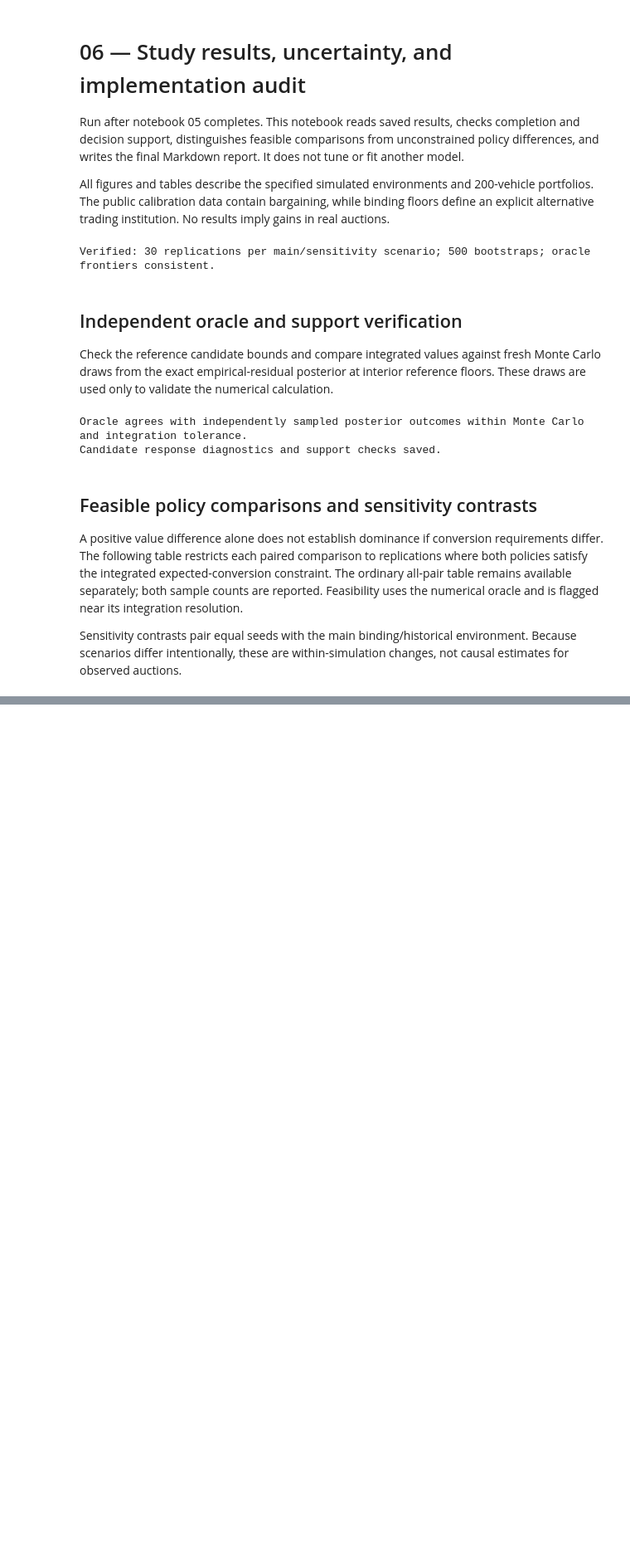
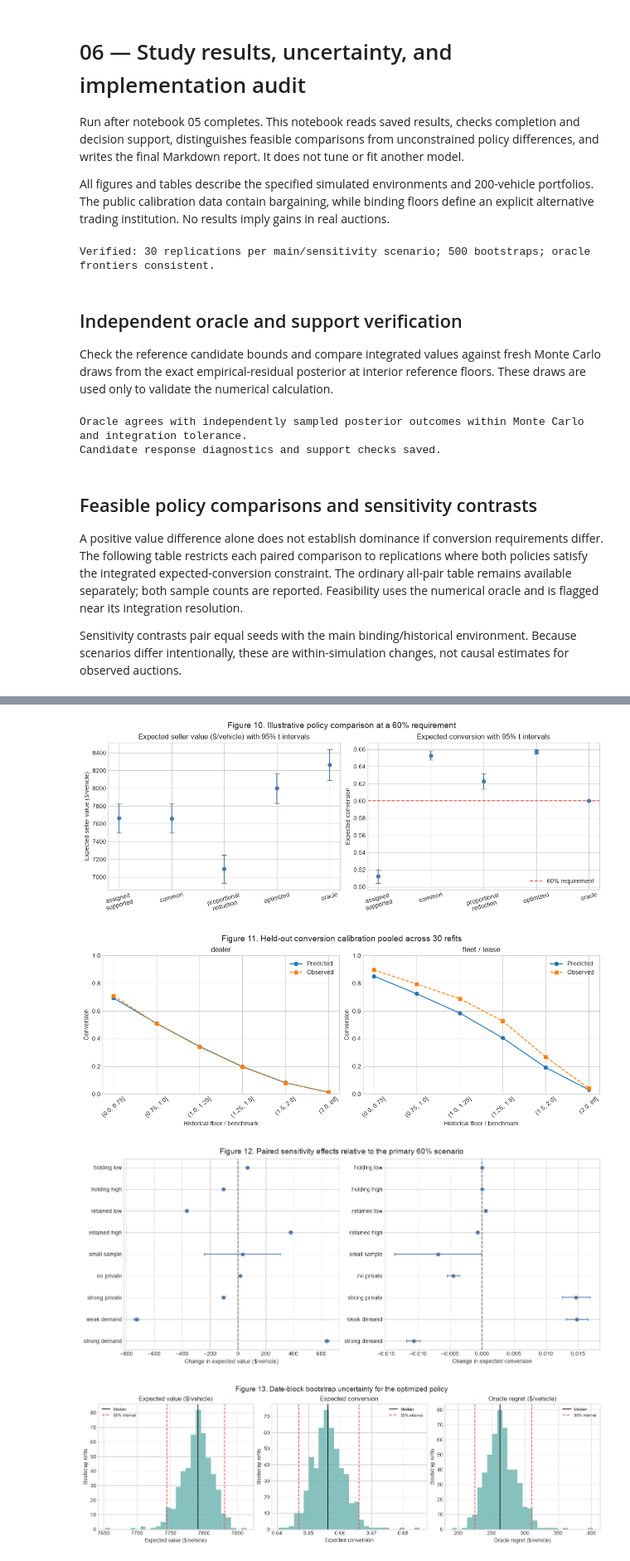
Before and after one commit to ecteodoro/idc6940-capstone-project, a Jupyter notebook: 06_study_results_and_report.ipynb, the cells around one changed output, grey strips where cells are left out. Shown at 83% size. Cells and saved outputs as stored; diff of their text form; code cells hidden in the pictures; blank space fills up the shorter version.

```diff
--- a/06_study_results_and_report.ipynb
+++ b/06_study_results_and_report.ipynb
@@ -298,0 +392,56 @@ Report: /Users/ecilteodoro/Library/Mobile Documents/com~apple~CloudDocs/UWF/2026
+# %%
+# Figure 10: policy comparison with replication uncertainty at the illustrative target.
+d=results[results.scenario.eq('binding_historical')&results.target.eq(.6)&results.available.eq(True)].copy()
+policies=['assigned_supported','common','proportional_reduction','optimized','oracle']
+rows=[]
+for p in policies:
+    g=d[d.policy.eq(p)]
+    for metric in ['expected_value','expected_conversion']:
+        x=g[metric].dropna();se=x.std(ddof=1)/np.sqrt(len(x));m=student_t.ppf(.975,len(x)-1)*se if len(x)>1 else np.nan
+        rows.append(dict(policy=p,metric=metric,n=len(x),mean=x.mean(),lower=x.mean()-m,upper=x.mean()+m))
+comparison=pd.DataFrame(rows);comparison.to_csv(OUT/'paper_policy_comparison_60.csv',index=False)
+fig,axes=plt.subplots(1,2,figsize=(12,4.5),layout='constrained')
+for ax,metric,label in [(axes[0],'expected_value','Expected seller value ($/vehicle)'),(axes[1],'expected_conversion','Expected conversion')]:
+    g=comparison[comparison.metric.eq(metric)].set_index('policy').reindex(policies);x=np.arange(len(g));err=np.vstack([g['mean']-g.lower,g.upper-g['mean']])
+    ax.errorbar(x,g['mean'],yerr=err,fmt='o',capsize=4,color='#4C78A8');ax.set(xticks=x,xticklabels=[p.replace('_','\n') for p in policies],ylabel=label,title=label+' with 95% t intervals')
+    ax.tick_params(axis='x',labelrotation=15)
+    if metric=='expected_conversion':ax.axhline(.6,color='#E45756',linestyle='--',label='60% requirement');ax.legend()
+fig.suptitle('Figure 10. Illustrative policy comparison at a 60% requirement',fontsize=14)
+fig.savefig(FIG/'10_policy_comparison_60.png',dpi=200,bbox_inches='tight');plt.show()
+
+# Figure 11: repeated-run prediction calibration by floor range.
+tables=[]
+for scenario_name in main:
+    for file in sorted((OUT/scenario_name).glob('prediction_groups_*.csv')):
+        x=pd.read_csv(file);x['scenario']=scenario_name;tables.append(x)
+groups=pd.concat(tables,ignore_index=True);groups['predicted_sales']=groups.predicted*groups.n;groups['observed_sales']=groups.observed*groups.n
+pooled=groups.groupby(['scenario','seller_group','floor_band']).agg(n=('n','sum'),predicted_sales=('predicted_sales','sum'),observed_sales=('observed_sales','sum')).reset_index()
+pooled['predicted']=pooled.predicted_sales/pooled.n;pooled['observed']=pooled.observed_sales/pooled.n;pooled.to_csv(OUT/'pooled_floor_range_calibration.csv',index=False)
+fig,axes=plt.subplots(1,2,figsize=(12,4.5),layout='constrained')
+for ax,group in zip(axes,['dealer','fleet_lease']):
+    q=pooled[pooled.scenario.eq('binding_historical')&pooled.seller_group.eq(group)].copy();q['order']=q.floor_band.map({k:i for i,k in enumerate(order)});q=q.sort_values('order')
+    ax.plot(q.floor_band,q.predicted,'o-',label='Predicted');ax.plot(q.floor_band,q.observed,'s--',label='Observed');ax.set(title=group.replace('_',' / '),xlabel='Historical floor / benchmark',ylabel='Conversion',ylim=(0,1));ax.tick_params(axis='x',labelrotation=40);ax.legend()
+fig.suptitle('Figure 11. Held-out conversion calibration pooled across 30 refits',fontsize=14)
+fig.savefig(OUT/'floor_range_prediction_diagnostics.png',dpi=200,bbox_inches='tight');fig.savefig(FIG/'11_floor_range_prediction_diagnostics.png',dpi=200,bbox_inches='tight');plt.show()
+
+# Figure 12: paired sensitivity effects at the illustrative target.
+sens=pd.read_csv(OUT/'paired_sensitivity_effects.csv');labels=[x for x in sens.scenario.unique()]
+fig,axes=plt.subplots(1,2,figsize=(13,5.5),layout='constrained')
+for ax,metric,xlabel in [(axes[0],'expected_value','Change in expected value ($/vehicle)'),(axes[1],'expected_conversion','Change in expected conversion')]:
+    g=sens[sens.metric.eq(metric)].set_index('scenario').reindex(labels);y=np.arange(len(g));err=np.vstack([g['mean']-g.lower,g.upper-g['mean']])
+    ax.errorbar(g['mean'],y,xerr=err,fmt='o',capsize=3,color='#4C78A8');ax.axvline(0,color='0.4',linestyle='--');ax.set(yticks=y,yticklabels=[s.replace('_',' ') for s in labels],xlabel=xlabel);ax.invert_yaxis()
+fig.suptitle('Figure 12. Paired sensitivity effects relative to the primary 60% scenario',fontsize=14)
+fig.savefig(FIG/'12_sensitivity_effects.png',dpi=200,bbox_inches='tight');plt.show()
+
+# Figure 13: estimation uncertainty from 500 date-block bootstrap refits.
+bopt=boot[boot.policy.eq('optimized')]
+fig,axes=plt.subplots(1,3,figsize=(14,4.3),layout='constrained')
+for ax,metric,label in [(axes[0],'expected_value','Expected value ($/vehicle)'),(axes[1],'expected_conversion','Expected conversion'),(axes[2],'regret','Oracle regret ($/vehicle)')]:
+    x=bopt[metric].dropna();lo,med,hi=x.quantile([.025,.5,.975]);ax.hist(x,bins=28,color='#72B7B2',alpha=.85);ax.axvline(med,color='#1B1B1B',linewidth=1.5,label='Median');ax.axvline(lo,color='#E45756',linestyle='--');ax.axvline(hi,color='#E45756',linestyle='--',label='95% interval');ax.set(title=label,xlabel=label,ylabel='Bootstrap refits');ax.legend(fontsize=8)
+fig.suptitle('Figure 13. Date-block bootstrap uncertainty for the optimized policy',fontsize=14)
+fig.savefig(FIG/'13_bootstrap_uncertainty.png',dpi=200,bbox_inches='tight');plt.show()
+# %% [output]
+[figure, added]
+[figure, added]
+[figure, added]
+[figure, added]
```
Also changed, not shown: parts of 12 cells of this notebook, 3 other files.
